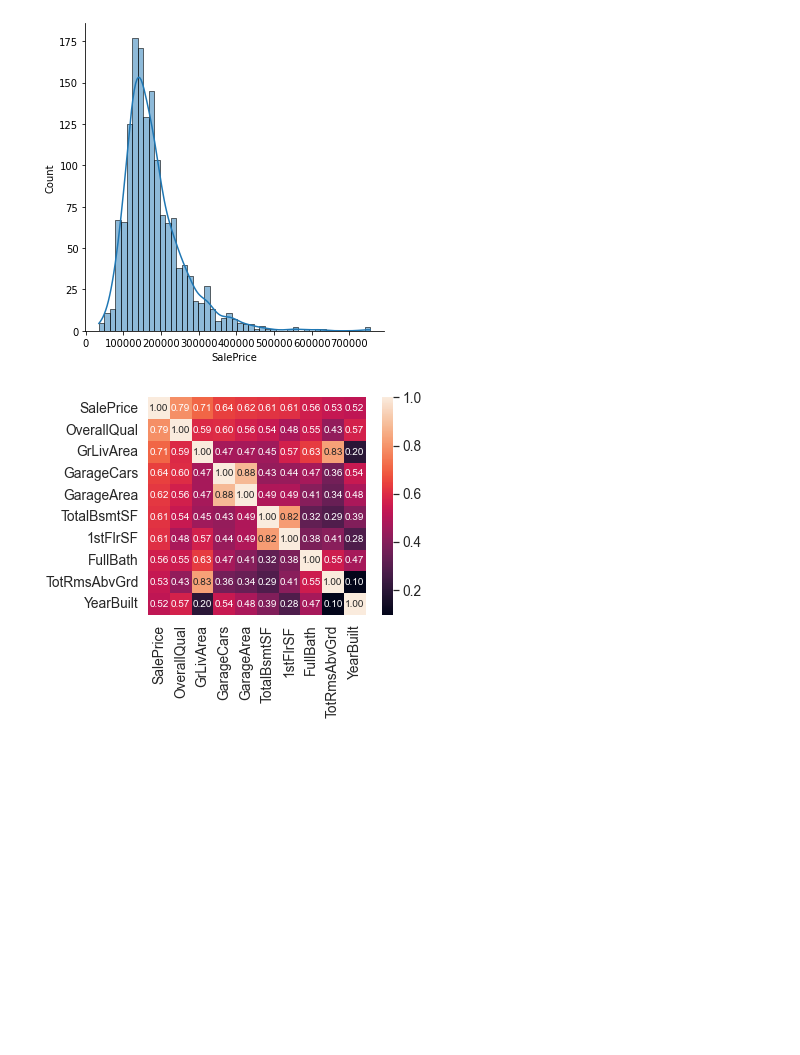
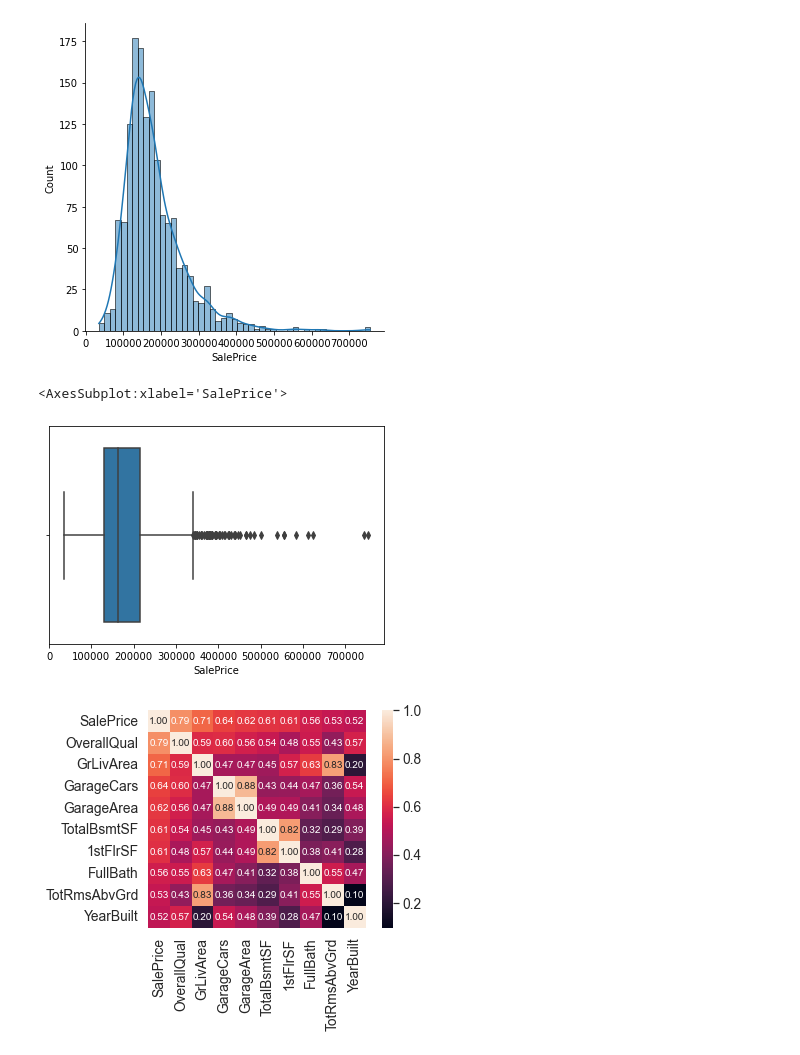
Before and after one commit to Bato007/HDT3_Mineria, a Jupyter notebook: main.ipynb, the cells around one changed output. Cells and saved outputs as stored; diff of their text form; code cells hidden in the pictures; blank space fills up the shorter version.

```diff
--- a/main.ipynb
+++ b/main.ipynb
@@ -48,6 +136,11 @@ sns.displot(train_data['SalePrice'], kde=True)
 # %% [output]
 <seaborn.axisgrid.FacetGrid at 0x...>
 [figure]
+# %%
+sns.boxplot(x=train_data["SalePrice"])
+# %% [output]
+<AxesSubplot:xlabel='SalePrice'>
+[figure, added]
 # %%
 k = 10 #number of variables for heatmap
 corrmat = train_data.corr()
```
Also changed, not shown: parts of 7 cells of this notebook.
